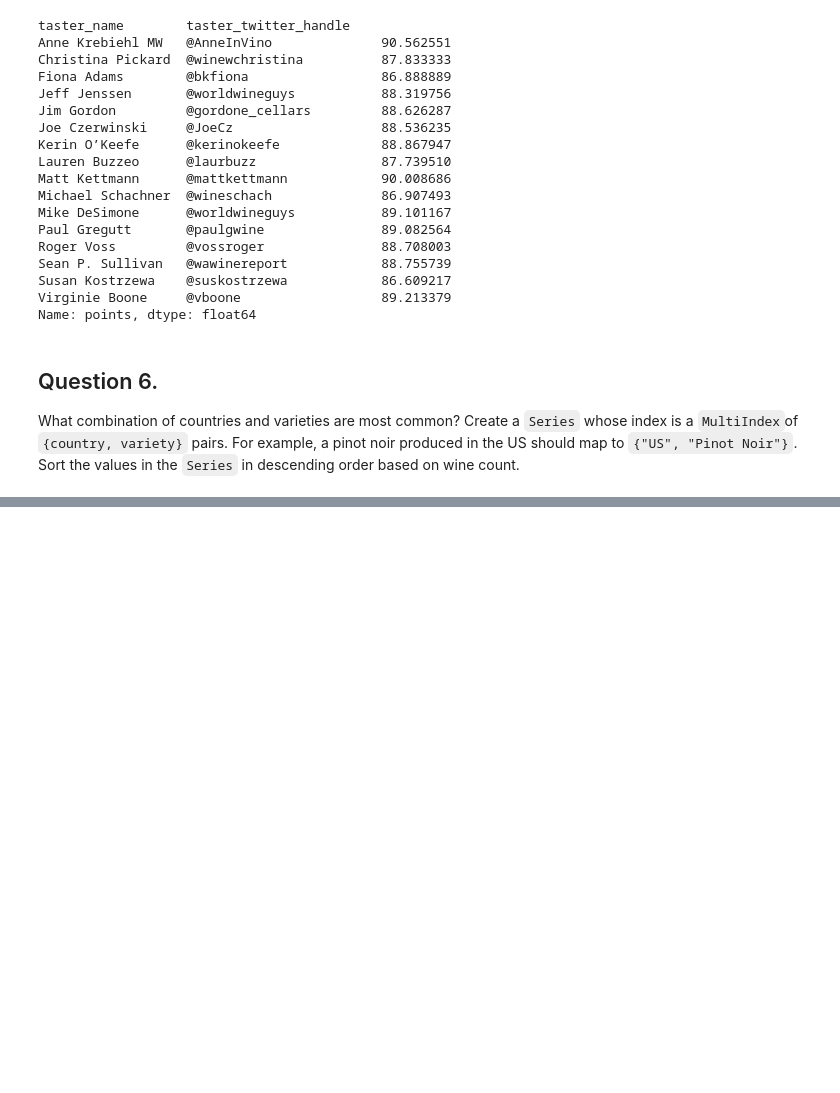
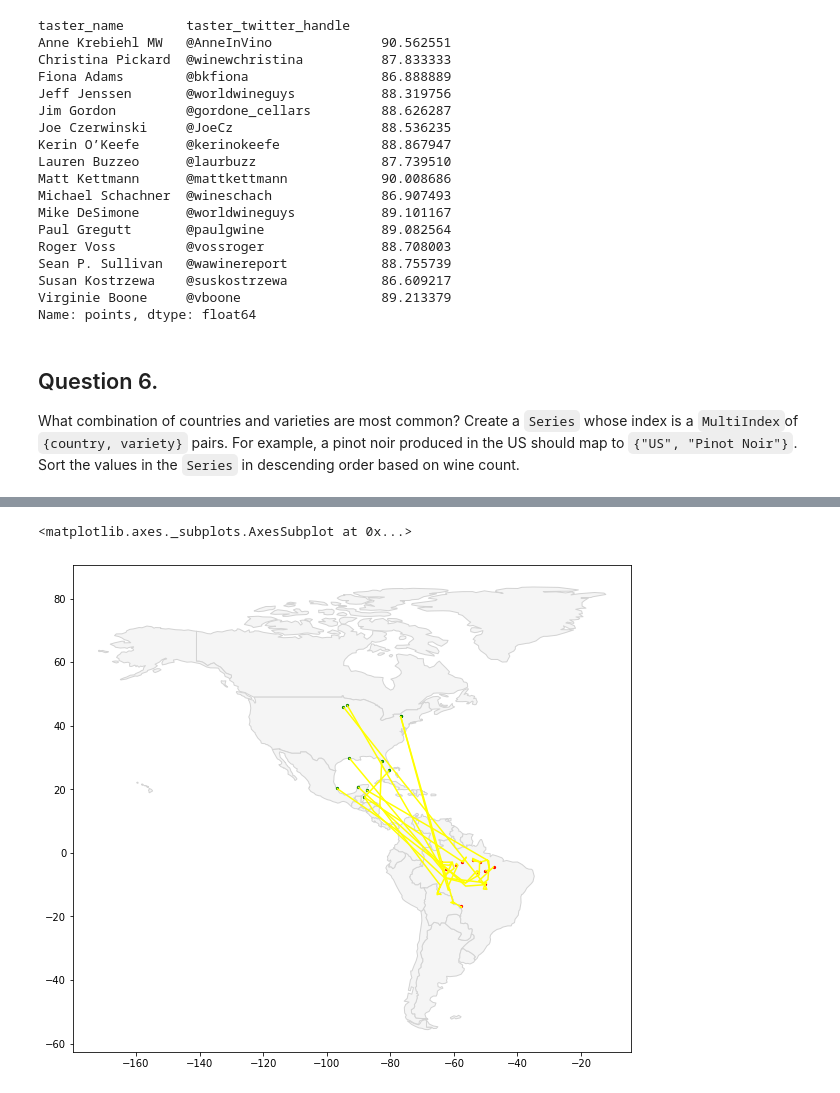
Before and after one commit to jimaid/tutorial, a Jupyter notebook: Pandas tutorials.ipynb, the cells around one changed output, grey strips where cells are left out. Drawn from its saved outputs; the diff is of its cells as text; code cells hidden in the pictures; blank space fills up the shorter version.

```diff
--- a/Pandas tutorials.ipynb
+++ b/Pandas tutorials.ipynb
@@ -670,0 +839,7 @@ pairs = reviews.groupby(['country', 'variety']).size().sort_values(by='size', as
+# %%
+# GeoDataFrame showing path for each bird
+from shapely.geometry import LineString
+path_df = birds.groupby('tag-local-identifier')['geometry'].apply(list).apply(lambda x: LineString(x)).reset_index()
+path_gdf = gpd.GeoDataFrame(path_df, geometry = path_df.geometry)
+path_gdf.crs={'init': 'epsg:4326'}
+path_gdf.head()
@@ -670,0 +853,6 @@ pairs = reviews.groupby(['country', 'variety']).size().sort_values(by='size', as
+# %%
+# GeoDataFrame showing the starting point of each bird
+start_df = birds.groupby('tag-local-identifier')['geometry'].apply(list).apply(lambda x : x[0]).reset_index()
+start_gdf = gpd.GeoDataFrame(start_df, geometry = start_df.geometry)
+start_gdf.crs={'init':'espg:4326'}
+start_gdf.head()
@@ -670,0 +870,5 @@ pairs = reviews.groupby(['country', 'variety']).size().sort_values(by='size', as
+# %%
+end_df = birds.groupby('tag-local-identifier')['geometry'].apply(list).apply(lambda x:x[-1]).reset_index()
+end_gdf= gpd.GeoDataFrame(end_df, geometry=end_df.geometry)
+end_gdf.crs={'init':'epsg:4326'}
+end_gdf.head()
@@ -670,0 +886,8 @@ pairs = reviews.groupby(['country', 'variety']).size().sort_values(by='size', as
+# %%
+ax = america.plot(figsize=(10,10), color='whitesmoke', edgecolor='lightgray')
+path_gdf.plot(markersize=1, color='yellow', ax=ax)
+start_gdf.plot(markersize=5, color='green',ax=ax)
+end_gdf.plot(markersize=5, color='red', ax=ax)
+# %% [output]
+<matplotlib.axes._subplots.AxesSubplot at 0x...>
+[figure, added]
```
Also changed, not shown: parts of 35 cells of this notebook.
